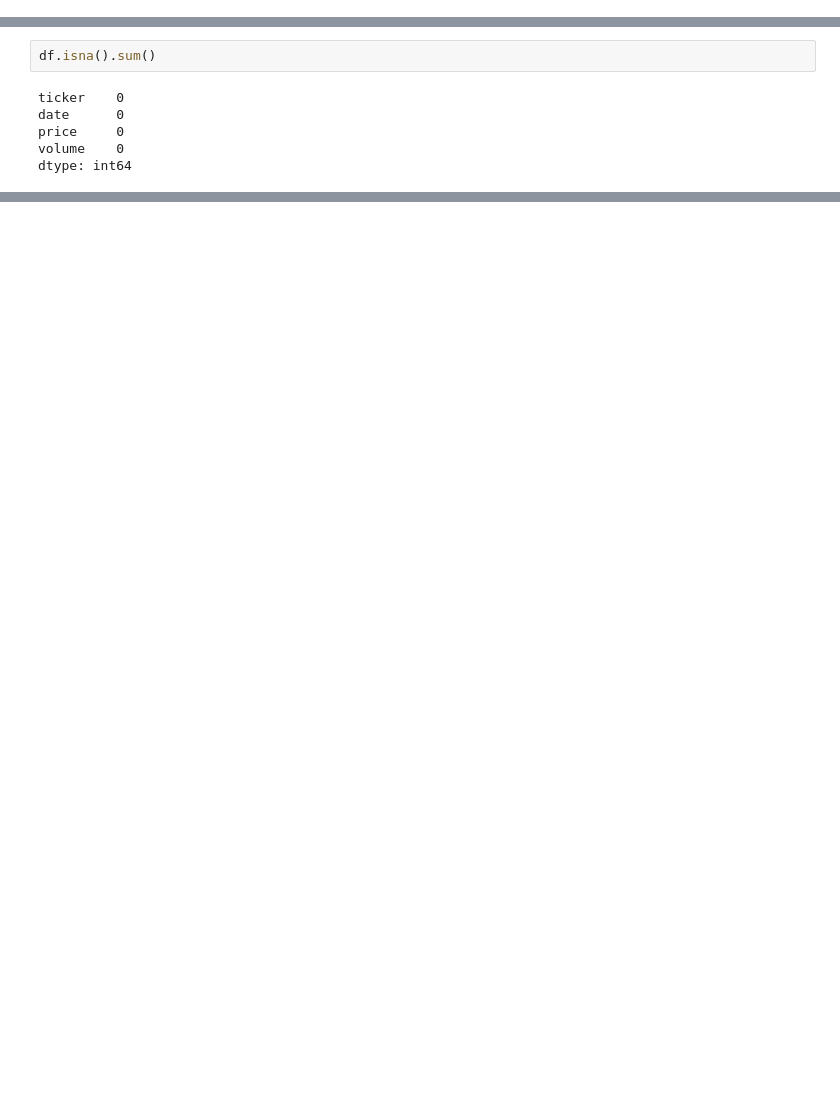
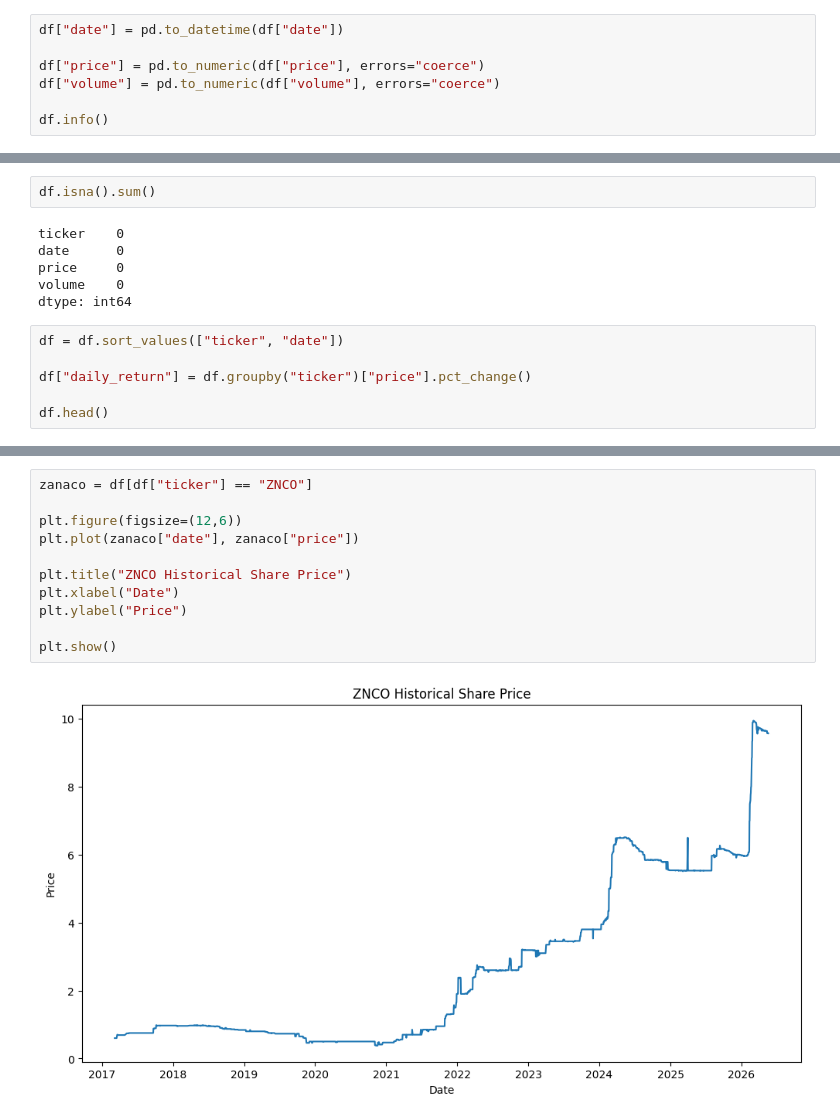
Before and after one commit to RalDaka/zambia-capital-markets-analysis, a Jupyter notebook: notebooks/luse_analysis.ipynb, the cells around one changed output, grey strips where cells are left out. Saved outputs shown, nothing was run; the diff lists cells and outputs as text; blank space fills up the shorter version.

```diff
--- a/notebooks/luse_analysis.ipynb
+++ b/notebooks/luse_analysis.ipynb
@@ -59,0 +28,7 @@ df.shape
+# %%
+df["date"] = pd.to_datetime(df["date"])
+
+df["price"] = pd.to_numeric(df["price"], errors="coerce")
+df["volume"] = pd.to_numeric(df["volume"], errors="coerce")
+
+df.info()
@@ -65,3 +52,9 @@ date      0
 price     0
 volume    0
 dtype: int64
+# %%
+df = df.sort_values(["ticker", "date"])
+
+df["daily_return"] = df.groupby("ticker")["price"].pct_change()
+
+df.head()
@@ -67,0 +153,13 @@ dtype: int64
+# %%
+zanaco = df[df["ticker"] == "ZNCO"]
+
+plt.figure(figsize=(12,6))
+plt.plot(zanaco["date"], zanaco["price"])
+
+plt.title("ZNCO Historical Share Price")
+plt.xlabel("Date")
+plt.ylabel("Price")
+
+plt.show()
+# %% [output]
+[figure, added]
```
Also changed, not shown: parts of 33 cells of this notebook, 4 other files.
